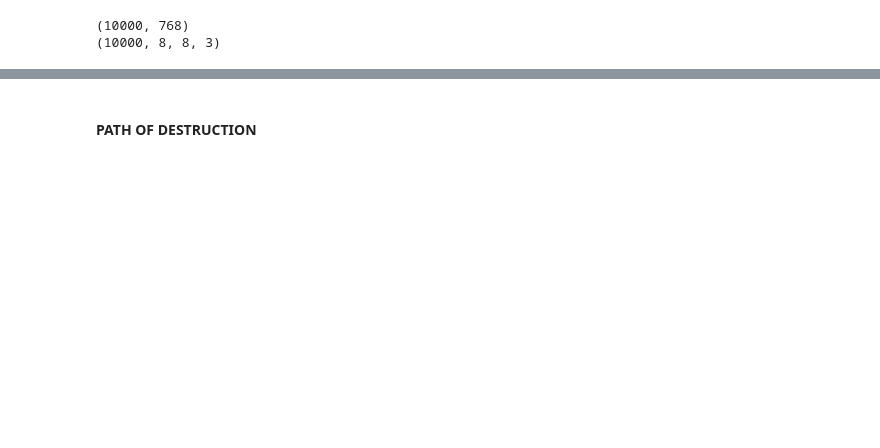
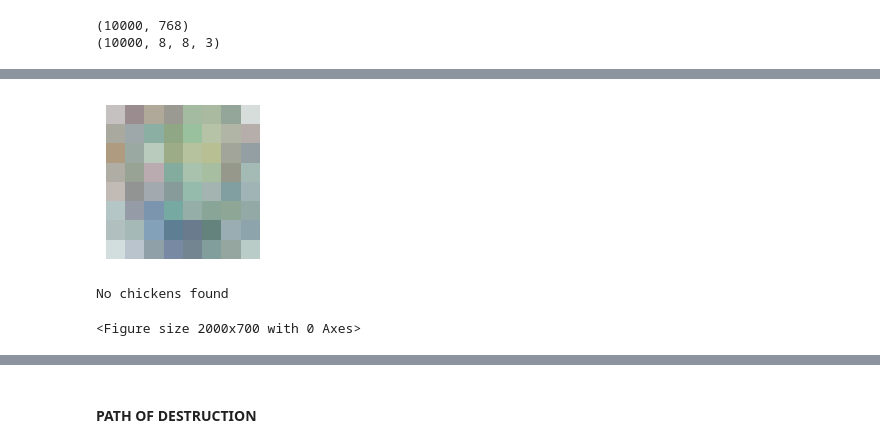
Before and after one commit to MasterMilkX/BMO_chatbot_prototype, a Jupyter notebook: Experimental_Notebooks/sprite_autoencoder.ipynb, the cells around one changed output, grey strips where cells are left out. Cells and saved outputs as stored; diff of their text form; code cells hidden in the pictures; blank space fills up the shorter version.

```diff
--- a/Experimental_Notebooks/sprite_autoencoder.ipynb
+++ b/Experimental_Notebooks/sprite_autoencoder.ipynb
@@ -1018,0 +1067,35 @@ while user_in != 'q':
+# %%
+SPEC_EMOJI = "laptop"
+
+#show output from model first
+img = icons_tdm.txt2img(SPEC_EMOJI,False)
+#un-normalize the image
+img = (img*255).astype(np.uint8)
+showSprRGB(img)
+
+all_chickens = []
+for i in icons50:
+    ss = SPEC_EMOJI.split()
+    f = 0
+    for s in ss:
+        if s not in i['label']:
+            f = 1
+            break
+    if f == 0:
+        all_chickens.append((i['img'],i['label']))
+
+
+# all_chickens = [(i['img'],i['label']) for i in icons50 if SPEC_EMOJI ]
+
+if len(all_chickens) == 0:
+    print("No chickens found")
+
+if len(all_chickens) > 32:
+    for i in range(0,len(all_chickens),32):
+        showMultiSprRGB([i[0] for i in all_chickens[i:i+32]],textArr=[i[1] for i in all_chickens[i:i+32]])
+else:
+    showMultiSprRGB([i[0] for i in all_chickens],textArr=[i[1] for i in all_chickens])
+# %% [output]
+[figure, added]
+No chickens found
+<Figure size 2000x700 with 0 Axes>
```
Also changed, not shown: parts of 11 cells of this notebook, 1 other file.
